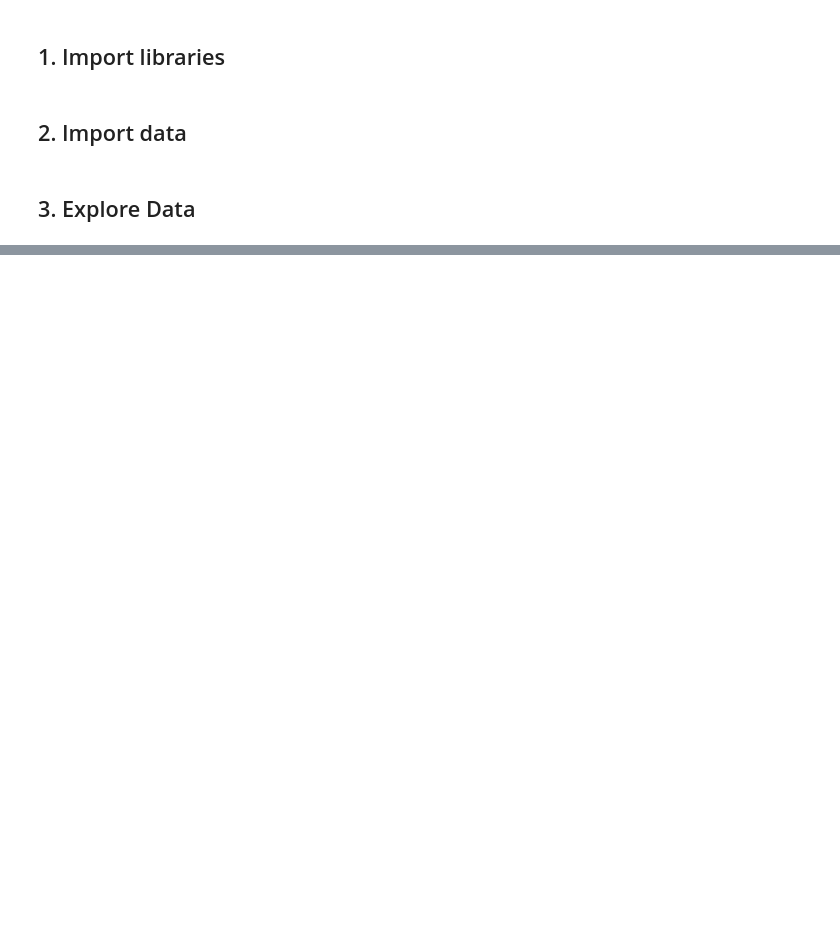
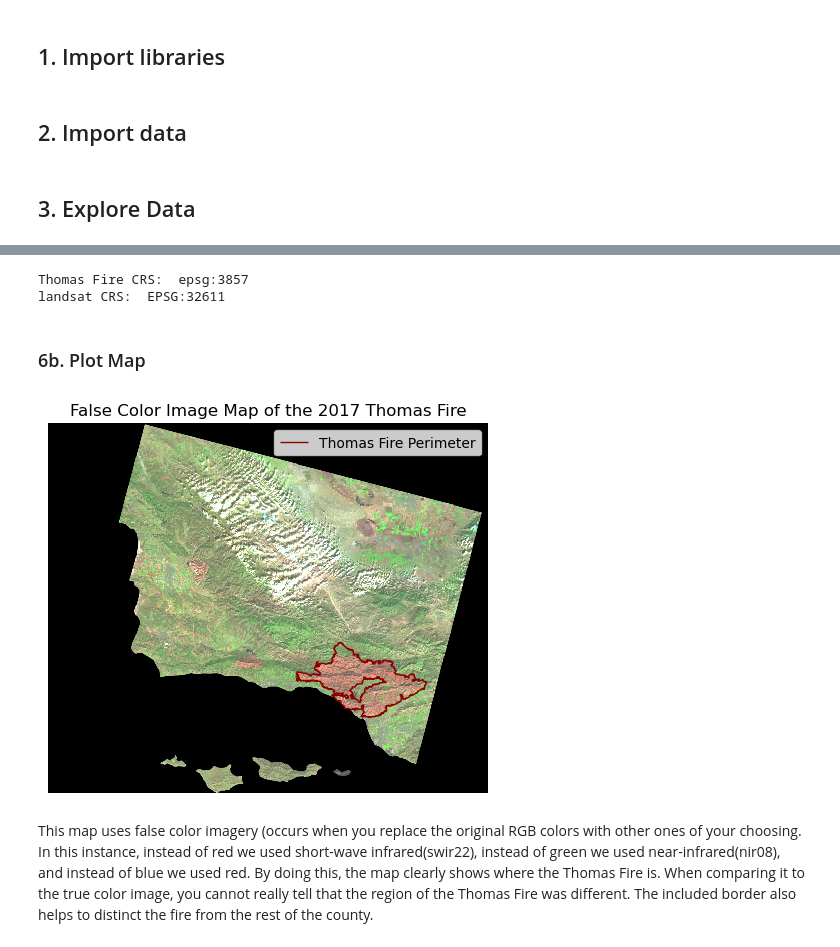
Before and after one commit to kimberleewong/eds220-hwk4, a Jupyter notebook: hwk4-task2-false-color-wong.ipynb, the cells around one changed output, grey strips where cells are left out. Saved outputs shown, nothing was run; the diff lists cells and outputs as text; code cells hidden in the pictures; blank space fills up the shorter version.

Commit message:
finish false color - without cleaning notebook

```diff
--- a/hwk4-task2-false-color-wong.ipynb
+++ b/hwk4-task2-false-color-wong.ipynb
@@ -37,0 +162,40 @@ california_fire_peri.head(3)
+# %%
+# View each CRS
+print('Thomas Fire CRS: ', thomas_fire_boundary.crs)
+print('landsat CRS: ', landsat.rio.crs)
+# %% [output]
+Thomas Fire CRS:  epsg:3857
+landsat CRS:  EPSG:32611
+# %%
+# Change Thomas Fire boundary to match the landsat crs
+thomas_fire_boundary = thomas_fire_boundary.to_crs(landsat.rio.crs)
+
+# Add a check to make sure it worked (if it didn't an error would produce)
+assert thomas_fire_boundary.crs == landsat.rio.crs
+# %% [markdown]
+### 6b. Plot Map
+# %%
+# Required to put the figures on one map
+fig, ax = plt. subplots()
+
+# Plot the false color image as it was earlier
+landsat[['swir22', 'nir08', 'red']].to_array().plot.imshow(robust = True, ax = ax)
+
+# Plot the Thomas Fire perimeter(only)
+thomas_fire_boundary.boundary.plot(ax=ax, edgecolor = "darkred", linewidth = 1, label = "Thomas Fire Perimeter")
+
+# Add legend
+ax.legend(loc='upper right')
+
+# Turn off the axes
+plt.axis(False)
+
+# Add Title
+plt.title("False Color Image Map of the 2017 Thomas Fire")
+
+# Gets rid of the text that shows up over the map of the annotation
+plt.show()
+# %% [output]
+[figure, added]
+# %% [markdown]
+This map uses false color imagery (occurs when you replace the original RGB colors with other ones of your choosing. In this instance, instead of red we used short-wave infrared(swir22), instead of green we used near-infrared(nir08), and instead of blue we used red. By doing this, the map clearly shows where the Thomas Fire is. When comparing it to the true color image, you cannot really tell that the region of the Thomas Fire was different. The included border also helps to distinct the fire from the rest of the county.
```
Also changed, not shown: parts of 16 cells of this notebook, 1 other file.
